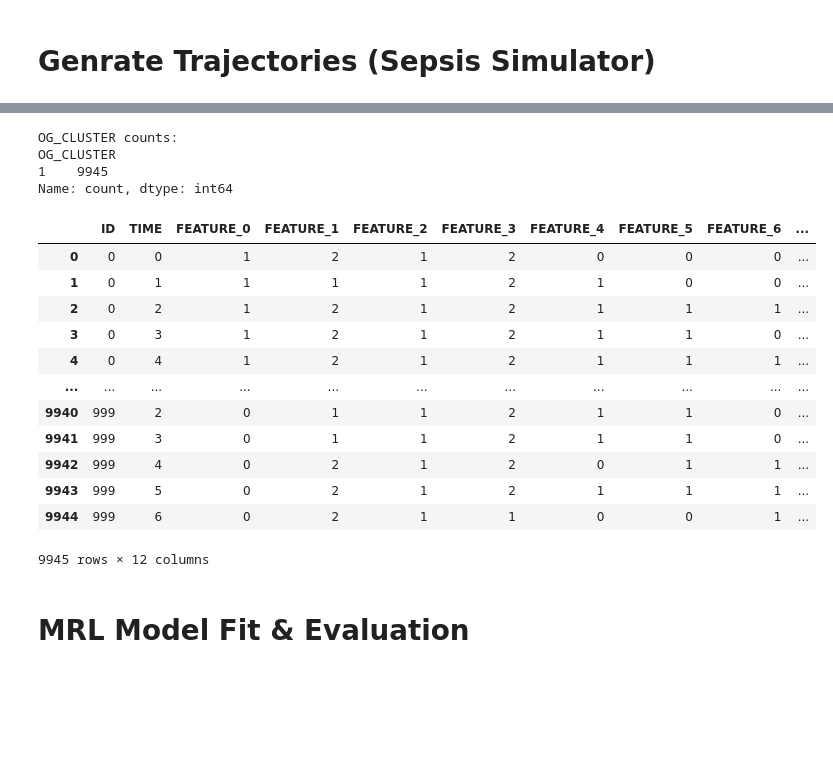
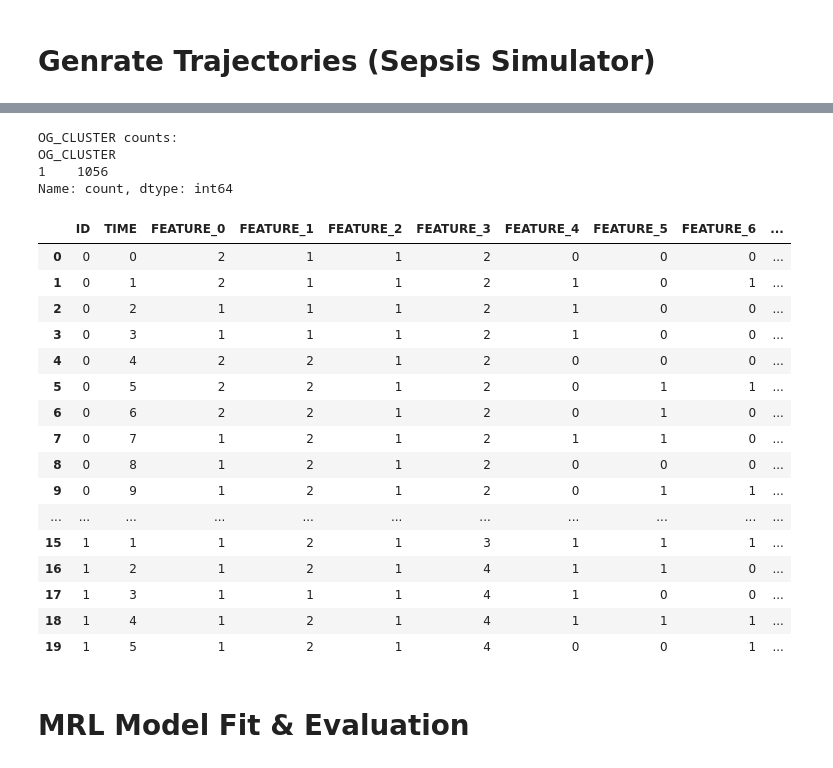
Before and after one commit to yining-wu10/Thesis, a Jupyter notebook: Experiment1.ipynb, the cells around one changed output, grey strips where cells are left out. Saved outputs shown, nothing was run; the diff lists cells and outputs as text; code cells hidden in the pictures; blank space fills up the shorter version.

```diff
--- a/Experiment1.ipynb
+++ b/Experiment1.ipynb
@@ -131,29 +161,23 @@ from mrl.model import MDP_model
 # %% [markdown]
 # Genrate Trajectories (Sepsis Simulator)
 # %%
-# =========================
-# 1. 设置参数，100条轨迹，最大动作步数20
-# =========================
-num_trajectories = 1000
+# 设置参数，100条轨迹，最大动作步数20
+num_trajectories = 100
 max_num_steps = 20
 p_diabetes = 0.2
 
-# =========================
-# 2. 构造一个行为策略 policy （random）
+# 构造一个行为策略 policy （random）
 # policy shape (状态数, 动作数)
-# =========================
 n_states = State.NUM_OBS_STATES          # 720
 n_actions = Action.NUM_ACTIONS_TOTAL     # 8
 
 random_policy = np.ones((n_states, n_actions)) / n_actions
 
-# 检查每一行是否和为 1
+# 检查每一行是否和为1
 assert random_policy.shape == (720, 8)
 assert np.allclose(random_policy.sum(axis=1), 1.0)
 
-# =========================
-# 3. 创建 DataGenerator 并生成轨迹
-# =========================
+# 创建 DataGenerator 并生成轨迹
 dg = DataGenerator()
 
 iter_states, iter_actions, iter_lengths, iter_rewards, iter_component, emp_tx_mat, emp_r_mat = dg.simulate(
@@ -167,9 +191,7 @@ iter_states, iter_actions, iter_lengths, iter_rewards, iter_component, emp_tx_ma
     tqdm_desc='Generating 100 trajectories'
 )
 
-# =========================
-# 4. 查看输出结果的形状
-# =========================
+# 查看输出结果的形状
 print("iter_states shape:", iter_states.shape)
 print("iter_actions shape:", iter_actions.shape)
 print("iter_lengths shape:", iter_lengths.shape)
@@ -178,9 +200,7 @@ print("iter_component shape:", iter_component.shape)
 print("emp_tx_mat shape:", emp_tx_mat.shape)
 print("emp_r_mat shape:", emp_r_mat.shape)
 
-# =========================
-# 5. 查看第 0 条轨迹
-# =========================
+# 查看第 0 条轨迹
 traj_id = 0
 length = int(iter_lengths[traj_id, 0])
 
@@ -189,12 +209,9 @@ print("diabetic component:", int(iter_component[traj_id, 0, 0]))
 print("length:", length)
 print("states:", iter_states[traj_id, :length+1, 0])
 print("actions:", iter_actions[traj_id, :length, 0])
-print("rewards:", iter_rewards[traj_id, :length, 0])
+print("rewards:", iter_rewards[traj_id, :length+1, 0])
 
-# =========================
-# 6. 统计终止结果
-# reward 只在终止步非零，所以对每条轨迹按时间求和即可
-# =========================
+# 统计Terminal Reward结果 （reward 只在终止步非零，所以对每条轨迹按时间求和）
 terminal_rewards = iter_rewards.sum(axis=1).flatten()
 
 print("\n=== Terminal reward summary ===")
@@ -342,44 +358,48 @@ def dgen_to_long_df_scheme_a(
                 terminal_row[f"FEATURE_{j}"] = int(val)
 
             rows.append(terminal_row)
 
     df = pd.DataFrame(rows)
 
     feature_cols = [f"FEATURE_{j}" for j in range(7)]
     df = df[["ID", "TIME", *feature_cols, "ACTION", "RISK", "OG_CLUSTER"]]
 
     return df
 
 
 # ===== 生成长表 =====
 df_scheme_a = dgen_to_long_df_scheme_a(
     iter_states=iter_states,
     iter_actions=iter_actions,
     iter_lengths=iter_lengths,
     iter_rewards=iter_rewards,
     iter_component=iter_component,
     include_terminal_row=True
 )
 
 
 print("\nOG_CLUSTER counts:")
 print(df_scheme_a["OG_CLUSTER"].value_counts(dropna=False).sort_index())
-df_scheme_a
+df_scheme_a.head(20)
 # %% [output]
 OG_CLUSTER counts:
 OG_CLUSTER
-1    9945
+1    1056
 Name: count, dtype: int64
 |  | ID | TIME | FEATURE_0 | FEATURE_1 | FEATURE_2 | FEATURE_3 | FEATURE_4 | FEATURE_5 | FEATURE_6 | ... |
-| 0 | 0 | 0 | 1 | 2 | 1 | 2 | 0 | 0 | 0 | ... |
-| 1 | 0 | 1 | 1 | 1 | 1 | 2 | 1 | 0 | 0 | ... |
-| 2 | 0 | 2 | 1 | 2 | 1 | 2 | 1 | 1 | 1 | ... |
-| 3 | 0 | 3 | 1 | 2 | 1 | 2 | 1 | 1 | 0 | ... |
-| 4 | 0 | 4 | 1 | 2 | 1 | 2 | 1 | 1 | 1 | ... |
+| 0 | 0 | 0 | 2 | 1 | 1 | 2 | 0 | 0 | 0 | ... |
+| 1 | 0 | 1 | 2 | 1 | 1 | 2 | 1 | 0 | 1 | ... |
+| 2 | 0 | 2 | 1 | 1 | 1 | 2 | 1 | 0 | 0 | ... |
+| 3 | 0 | 3 | 1 | 1 | 1 | 2 | 1 | 0 | 0 | ... |
+| 4 | 0 | 4 | 2 | 2 | 1 | 2 | 0 | 0 | 0 | ... |
+| 5 | 0 | 5 | 2 | 2 | 1 | 2 | 0 | 1 | 1 | ... |
+| 6 | 0 | 6 | 2 | 2 | 1 | 2 | 0 | 1 | 0 | ... |
+| 7 | 0 | 7 | 1 | 2 | 1 | 2 | 1 | 1 | 0 | ... |
+| 8 | 0 | 8 | 1 | 2 | 1 | 2 | 0 | 0 | 0 | ... |
+| 9 | 0 | 9 | 1 | 2 | 1 | 2 | 0 | 1 | 1 | ... |
 | ... | ... | ... | ... | ... | ... | ... | ... | ... | ... | ... |
-| 9940 | 999 | 2 | 0 | 1 | 1 | 2 | 1 | 1 | 0 | ... |
-| 9941 | 999 | 3 | 0 | 1 | 1 | 2 | 1 | 1 | 0 | ... |
-| 9942 | 999 | 4 | 0 | 2 | 1 | 2 | 0 | 1 | 1 | ... |
-| 9943 | 999 | 5 | 0 | 2 | 1 | 2 | 1 | 1 | 1 | ... |
-| 9944 | 999 | 6 | 0 | 2 | 1 | 1 | 0 | 0 | 1 | ... |
+| 15 | 1 | 1 | 1 | 2 | 1 | 3 | 1 | 1 | 1 | ... |
+| 16 | 1 | 2 | 1 | 2 | 1 | 4 | 1 | 1 | 0 | ... |
+| 17 | 1 | 3 | 1 | 1 | 1 | 4 | 1 | 0 | 0 | ... |
+| 18 | 1 | 4 | 1 | 2 | 1 | 4 | 1 | 1 | 1 | ... |
+| 19 | 1 | 5 | 1 | 2 | 1 | 4 | 0 | 0 | 1 | ... |
-9945 rows × 12 columns
```
Also changed, not shown: parts of 10 cells of this notebook.
